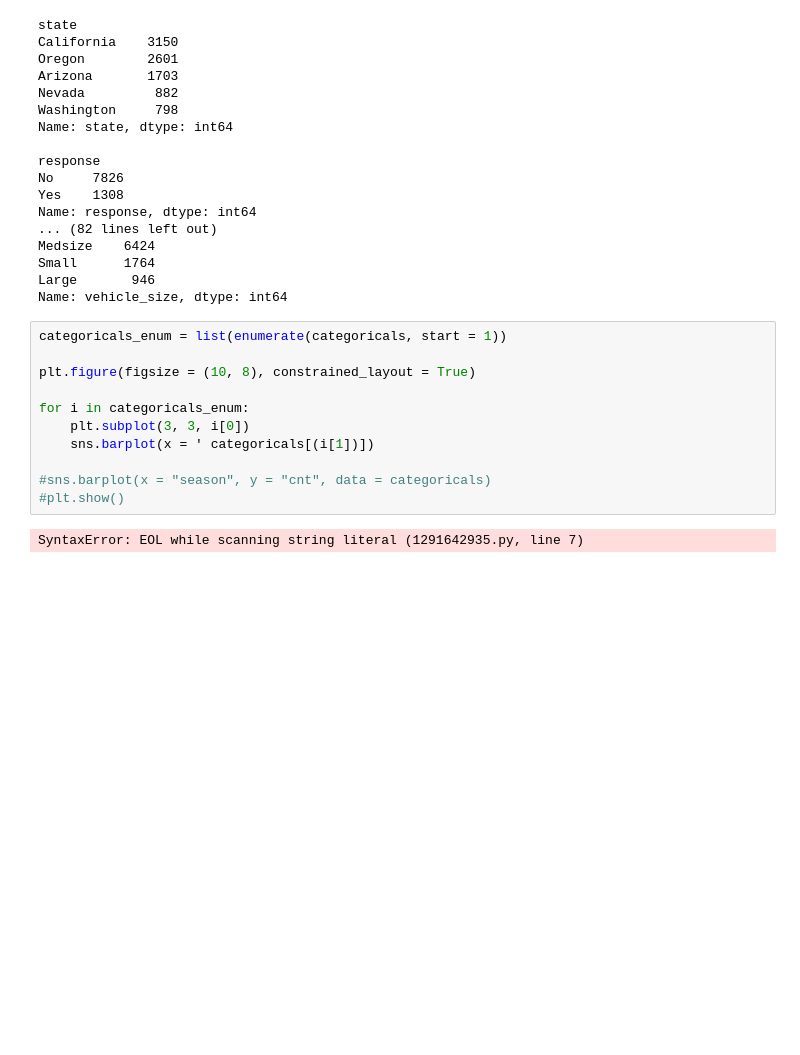
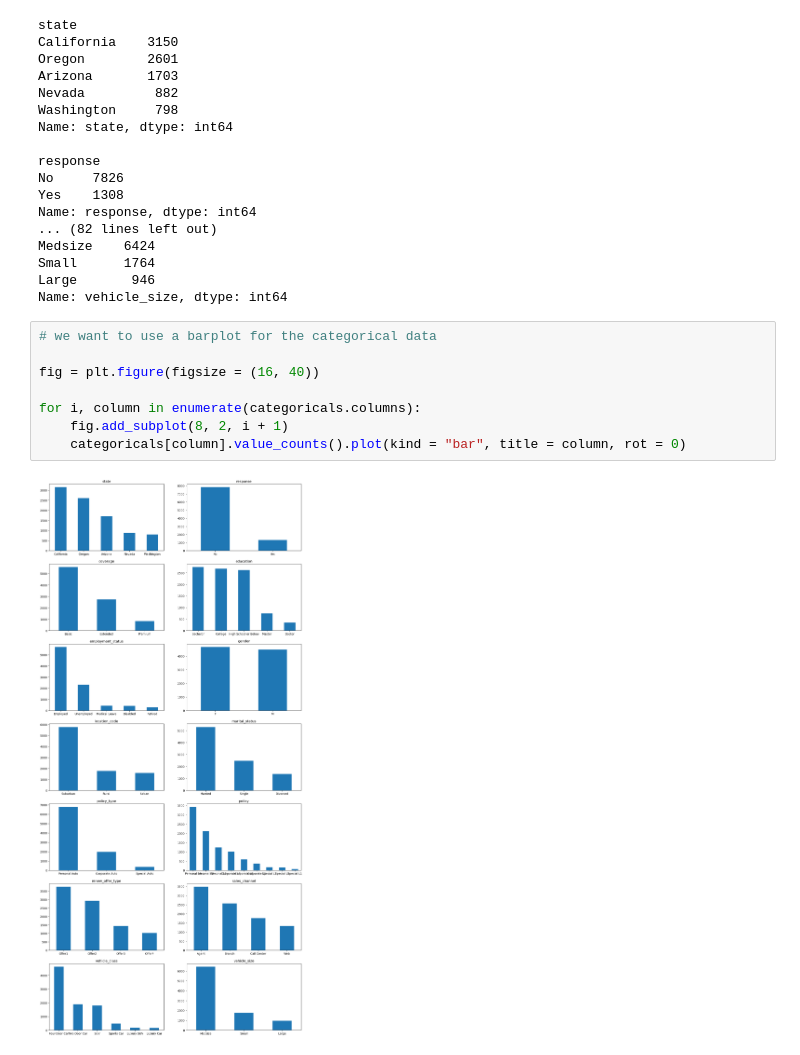
Before and after one commit to KirstyGos/lab-cleaning-numerical-data, a Jupyter notebook: lab-cleaning-numerical-data.ipynb, the cells around one changed output. Saved outputs shown, nothing was run; the diff lists cells and outputs as text; blank space fills up the shorter version.

```diff
--- a/lab-cleaning-numerical-data.ipynb
+++ b/lab-cleaning-numerical-data.ipynb
@@ -337,16 +292,13 @@ Medsize    6424
 Small      1764
 Large       946
 Name: vehicle_size, dtype: int64
-# %%
-categoricals_enum = list(enumerate(categoricals, start = 1))
-
-plt.figure(figsize = (10, 8), constrained_layout = True)
-
-for i in categoricals_enum:
-    plt.subplot(3, 3, i[0])
-    sns.barplot(x = ' categoricals[(i[1])])
-
-#sns.barplot(x = "season", y = "cnt", data = categoricals)
-#plt.show()
-# %% [output]
-SyntaxError: EOL while scanning string literal (1291642935.py, line 7)
+# %%
+# we want to use a barplot for the categorical data
+
+fig = plt.figure(figsize = (16, 40))
+
+for i, column in enumerate(categoricals.columns):
+    fig.add_subplot(8, 2, i + 1)
+    categoricals[column].value_counts().plot(kind = "bar", title = column, rot = 0)
+# %% [output]
+[figure, added]
```
Also changed, not shown: parts of 14 cells of this notebook.
